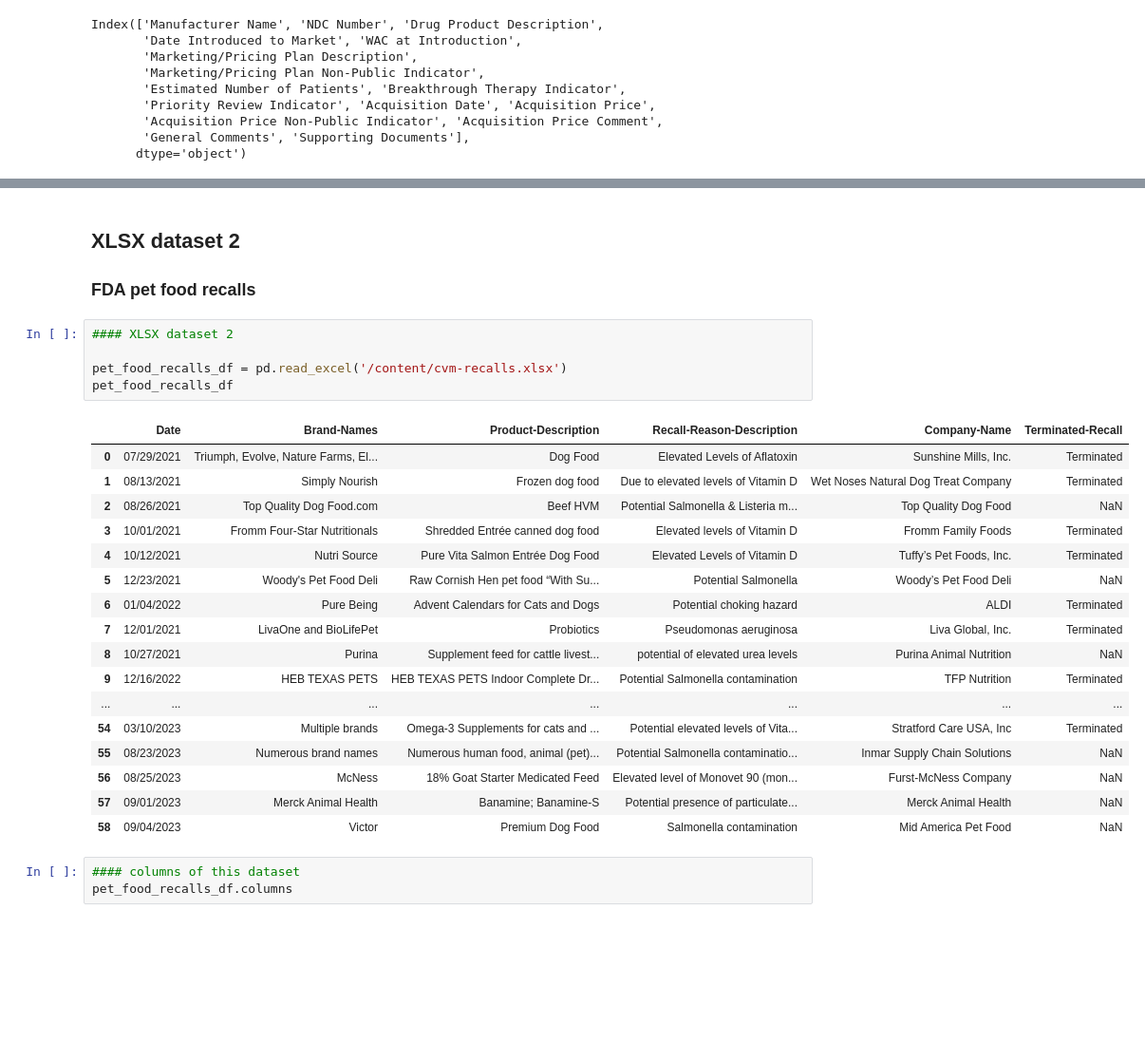
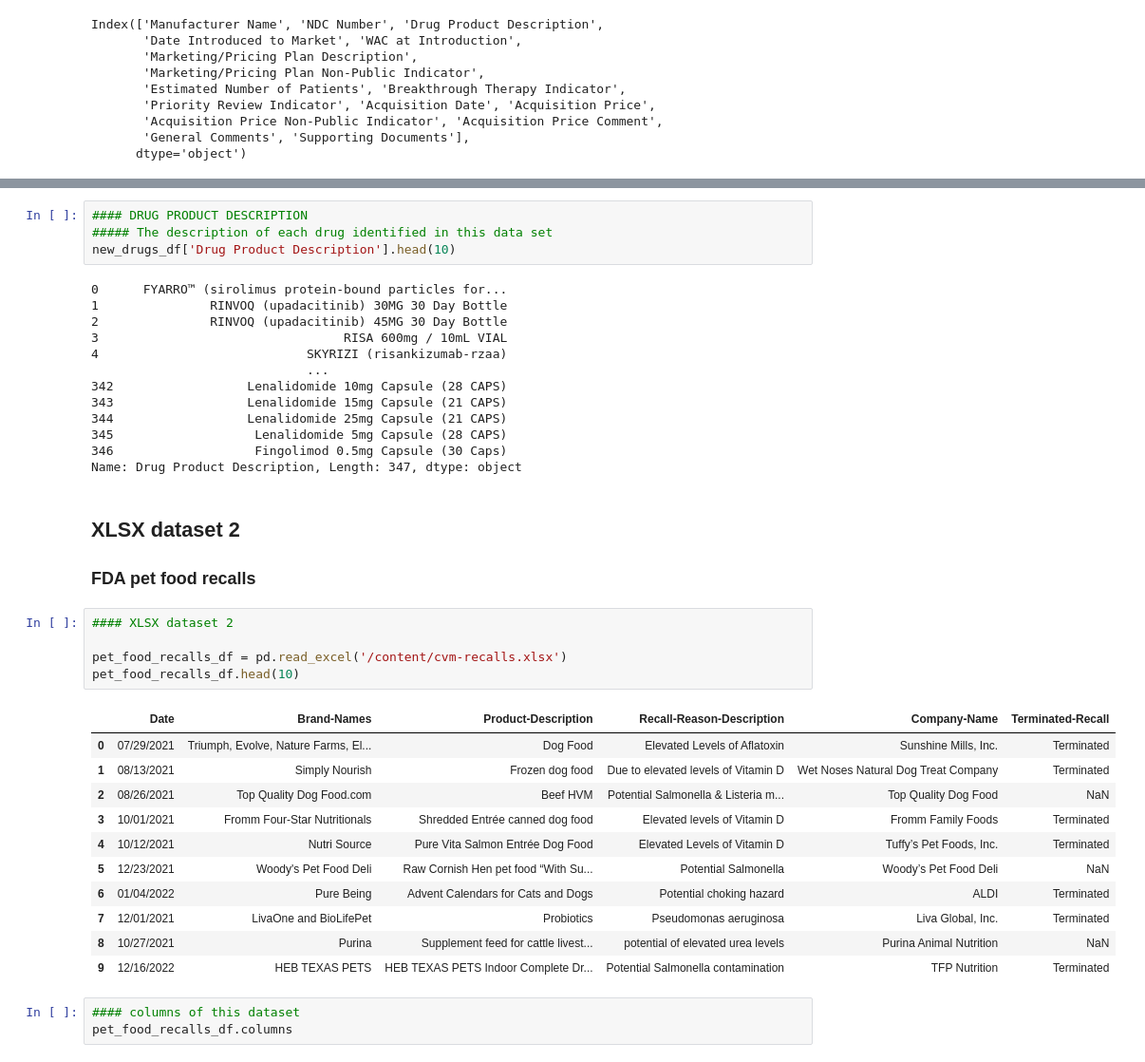
Before and after one commit to chebbin/datasci_1_loading, a Jupyter notebook: hha507hw1.ipynb, the cells around one changed output, grey strips where cells are left out. Shown at 95% size. Saved outputs shown, nothing was run; the diff lists cells and outputs as text; blank space fills up the shorter version.

```diff
--- a/hha507hw1.ipynb
+++ b/hha507hw1.ipynb
@@ -391,3 +358,20 @@ Name: Drug Product Description, Length: 347, dtype: object
+# %%
+#### DRUG PRODUCT DESCRIPTION
+##### The description of each drug identified in this data set
+new_drugs_df['Drug Product Description'].head(10)
+# %% [output]
+0      FYARRO™ (sirolimus protein-bound particles for...
+1               RINVOQ (upadacitinib) 30MG 30 Day Bottle
+2               RINVOQ (upadacitinib) 45MG 30 Day Bottle
+3                                 RISA 600mg / 10mL VIAL
+4                            SKYRIZI (risankizumab-rzaa)
+                             ...
+342                  Lenalidomide 10mg Capsule (28 CAPS)
+343                  Lenalidomide 15mg Capsule (21 CAPS)
+344                  Lenalidomide 25mg Capsule (21 CAPS)
+345                   Lenalidomide 5mg Capsule (28 CAPS)
+346                   Fingolimod 0.5mg Capsule (30 Caps)
+Name: Drug Product Description, Length: 347, dtype: object
 # %% [markdown]
 ## XLSX dataset 2
 
@@ -395,26 +379,20 @@ Name: Drug Product Description, Length: 347, dtype: object
 # %%
 #### XLSX dataset 2
 
 pet_food_recalls_df = pd.read_excel('/content/cvm-recalls.xlsx')
-pet_food_recalls_df
+pet_food_recalls_df.head(10)
 # %% [output]
 |  | Date | Brand-Names | Product-Description | Recall-Reason-Description | Company-Name | Terminated-Recall |
 | 0 | 07/29/2021 | Triumph, Evolve, Nature Farms, El... | Dog Food | Elevated Levels of Aflatoxin | Sunshine Mills, Inc. | Terminated |
 | 1 | 08/13/2021 | Simply Nourish | Frozen dog food | Due to elevated levels of Vitamin D | Wet Noses Natural Dog Treat Company | Terminated |
 | 2 | 08/26/2021 | Top Quality Dog Food.com | Beef HVM | Potential Salmonella & Listeria m... | Top Quality Dog Food | NaN |
 | 3 | 10/01/2021 | Fromm Four-Star Nutritionals | Shredded Entrée canned dog food | Elevated levels of Vitamin D | Fromm Family Foods | Terminated |
 | 4 | 10/12/2021 | Nutri Source | Pure Vita Salmon Entrée Dog Food | Elevated Levels of Vitamin D | Tuffy’s Pet Foods, Inc. | Terminated |
 | 5 | 12/23/2021 | Woody's Pet Food Deli | Raw Cornish Hen pet food “With Su... | Potential Salmonella | Woody’s Pet Food Deli | NaN |
 | 6 | 01/04/2022 | Pure Being | Advent Calendars for Cats and Dogs | Potential choking hazard | ALDI | Terminated |
 | 7 | 12/01/2021 | LivaOne and BioLifePet | Probiotics | Pseudomonas aeruginosa | Liva Global, Inc. | Terminated |
 | 8 | 10/27/2021 | Purina | Supplement feed for cattle livest... | potential of elevated urea levels | Purina Animal Nutrition | NaN |
 | 9 | 12/16/2022 | HEB TEXAS PETS | HEB TEXAS PETS Indoor Complete Dr... | Potential Salmonella contamination | TFP Nutrition | Terminated |
-| ... | ... | ... | ... | ... | ... | ... |
-| 54 | 03/10/2023 | Multiple brands | Omega-3 Supplements for cats and ... | Potential elevated levels of Vita... | Stratford Care USA, Inc | Terminated |
-| 55 | 08/23/2023 | Numerous brand names | Numerous human food, animal (pet)... | Potential Salmonella contaminatio... | Inmar Supply Chain Solutions | NaN |
-| 56 | 08/25/2023 | McNess | 18% Goat Starter Medicated Feed | Elevated level of Monovet 90 (mon... | Furst-McNess Company | NaN |
-| 57 | 09/01/2023 | Merck Animal Health | Banamine; Banamine-S | Potential presence of particulate... | Merck Animal Health | NaN |
-| 58 | 09/04/2023 | Victor | Premium Dog Food | Salmonella contamination | Mid America Pet Food | NaN |
 # %%
 #### columns of this dataset
 pet_food_recalls_df.columns
```
Also changed, not shown: parts of 40 cells of this notebook.
